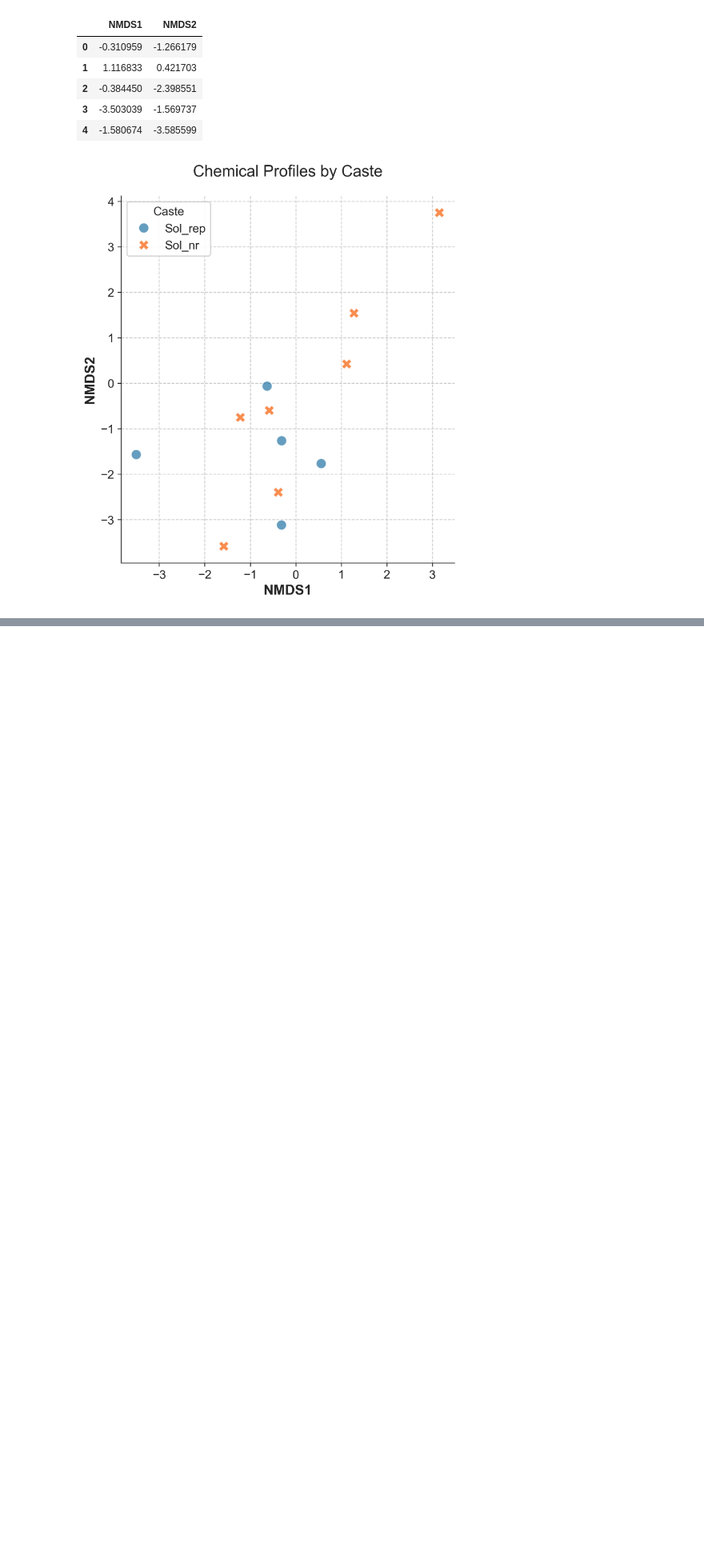
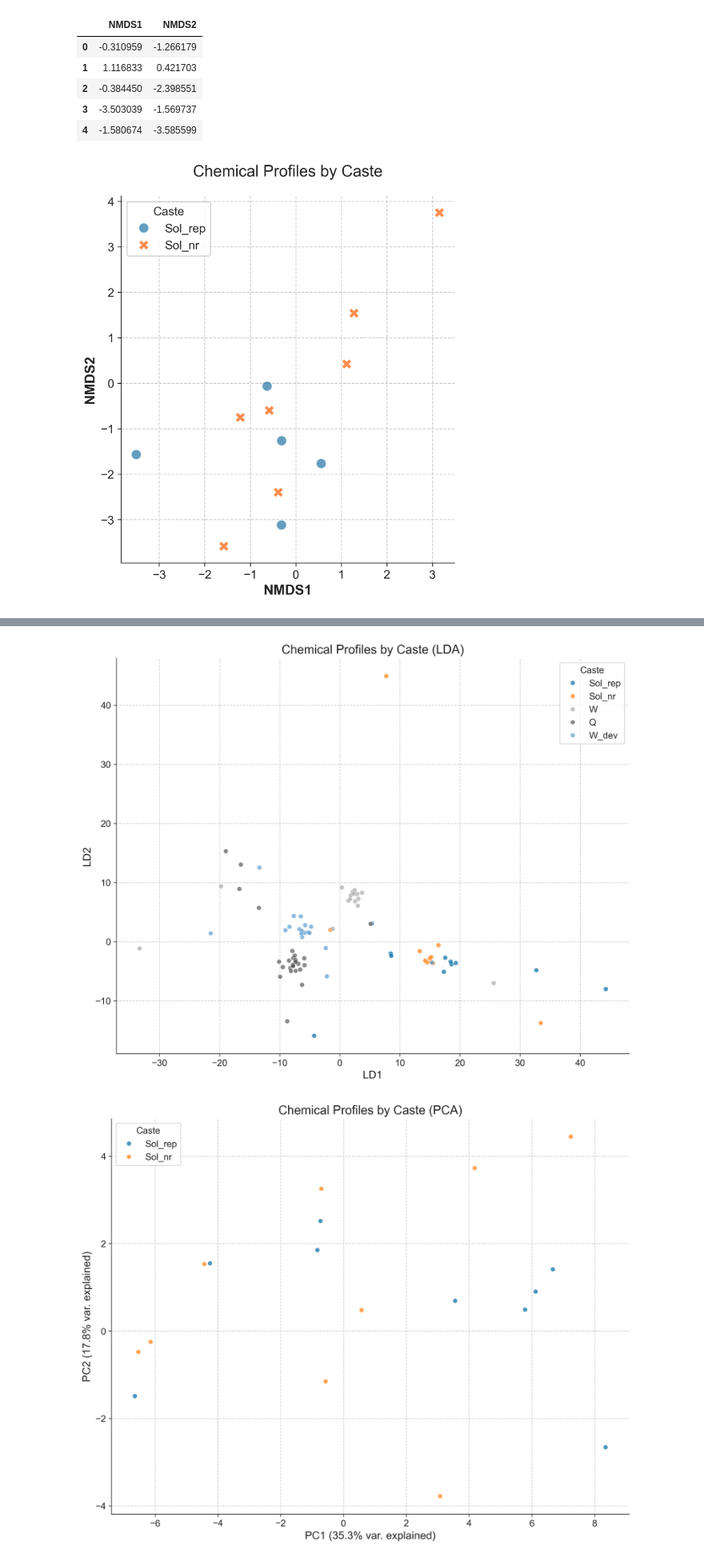
Before and after one commit to Wolfffff/chemoecology-tools, a Jupyter notebook: docs/notebooks/example.ipynb, the cells around one changed output, grey strips where cells are left out. Shown: that part at 80% size. Cells and saved outputs as stored; diff of their text form; code cells hidden in the pictures; blank space fills up the shorter version.

```diff
--- a/docs/notebooks/example.ipynb
+++ b/docs/notebooks/example.ipynb
@@ -84,3 +118,38 @@ fig1 = plot_nmds(
+# %%
+# Initialize results dictionary
+results = {}
+
+# Initialize group column and title prefix
+group_col = "Caste"
+title_prefix = "Chemical Profiles"
+
+# 3. LDA Analysis
+transformed_data = calculate_compositional_stats(filtered)
+lda_results = perform_lda(
+    transformed_data=transformed_data,
+    experiment=filtered,
+    group_col=group_col
+)
+# %%
+fig_lda = plot_lda(
+    lda_results=lda_results,
+    experiment=filtered,
+    group_col=group_col,
+    title=f"{title_prefix} by {group_col} (LDA)"
+)
+
+# 4. PCA Analysis (already CLR transformed)
+pca_results = perform_pca(transformed_data)
+
+fig_pca = plot_pca(
+    pca_results=pca_results,
+    experiment=filtered_exp,
+    group_col=group_col,
+    title=f"{title_prefix} by {group_col} (PCA)"
+)
+# %% [output]
+[figure, added]
+[figure, added]
 # %%
 # Generate enrichment table
 enrichment_table = calculate_enrichment_table(
```
Also changed, not shown: parts of 5 cells of this notebook, 6 other files.
